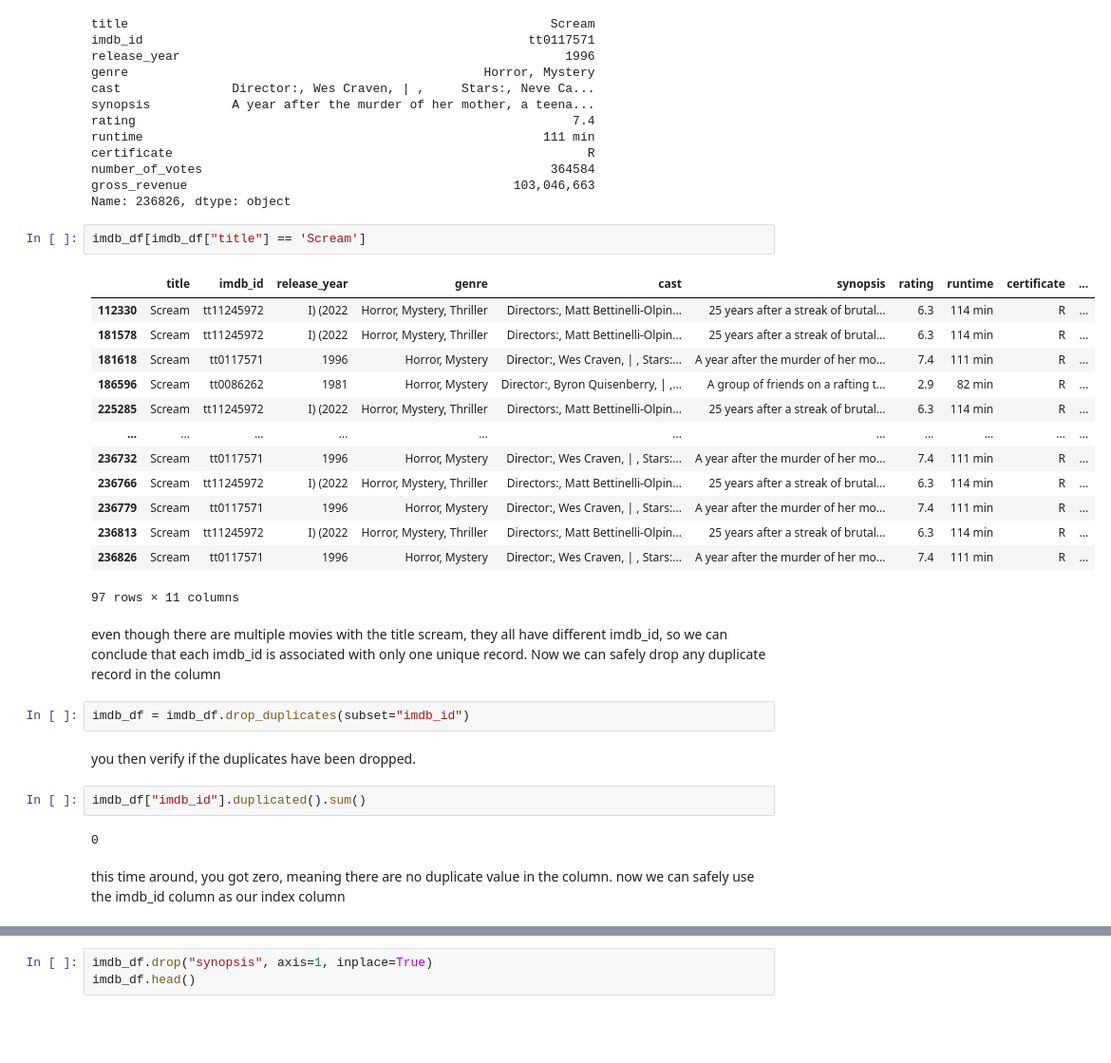
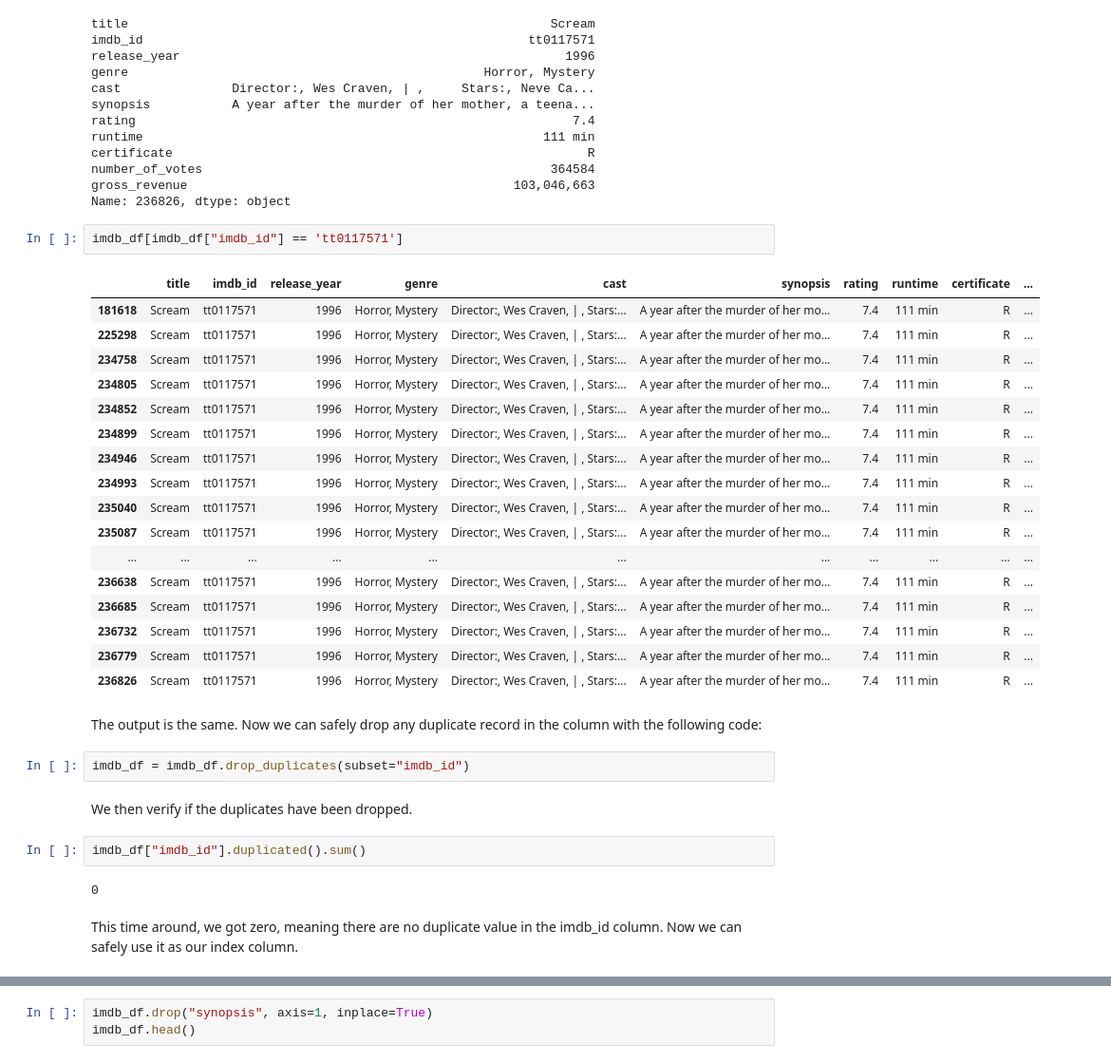
Before and after one commit to ibrahimanis081/data_cleaning_projects, a Jupyter notebook: notebooks/imdb_tv_series.ipynb, the cells around one changed output, grey strips where cells are left out. Shown: that part at 95% size. Cells and saved outputs as stored; diff of their text form; blank space fills up the shorter version.

```diff
--- a/notebooks/imdb_tv_series.ipynb
+++ b/notebooks/imdb_tv_series.ipynb
@@ -270,33 +258,37 @@ number_of_votes                                               364584
 gross_revenue                                            103,046,663
 Name: 236826, dtype: object
 # %%
-imdb_df[imdb_df["title"] == 'Scream']
+imdb_df[imdb_df["imdb_id"] == 'tt0117571']
 # %% [output]
 |  | title | imdb_id | release_year | genre | cast | synopsis | rating | runtime | certificate | ... |
-| 112330 | Scream | tt11245972 | I) (2022 | Horror, Mystery, Thriller | Directors:, Matt Bettinelli-Olpin... | 25 years after a streak of brutal... | 6.3 | 114 min | R | ... |
-| 181578 | Scream | tt11245972 | I) (2022 | Horror, Mystery, Thriller | Directors:, Matt Bettinelli-Olpin... | 25 years after a streak of brutal... | 6.3 | 114 min | R | ... |
 | 181618 | Scream | tt0117571 | 1996 | Horror, Mystery | Director:, Wes Craven, | , Stars:... | A year after the murder of her mo... | 7.4 | 111 min | R | ... |
-| 186596 | Scream | tt0086262 | 1981 | Horror, Mystery | Director:, Byron Quisenberry, | ,... | A group of friends on a rafting t... | 2.9 | 82 min | R | ... |
-| 225285 | Scream | tt11245972 | I) (2022 | Horror, Mystery, Thriller | Directors:, Matt Bettinelli-Olpin... | 25 years after a streak of brutal... | 6.3 | 114 min | R | ... |
+| 225298 | Scream | tt0117571 | 1996 | Horror, Mystery | Director:, Wes Craven, | , Stars:... | A year after the murder of her mo... | 7.4 | 111 min | R | ... |
+| 234758 | Scream | tt0117571 | 1996 | Horror, Mystery | Director:, Wes Craven, | , Stars:... | A year after the murder of her mo... | 7.4 | 111 min | R | ... |
+| 234805 | Scream | tt0117571 | 1996 | Horror, Mystery | Director:, Wes Craven, | , Stars:... | A year after the murder of her mo... | 7.4 | 111 min | R | ... |
+| 234852 | Scream | tt0117571 | 1996 | Horror, Mystery | Director:, Wes Craven, | , Stars:... | A year after the murder of her mo... | 7.4 | 111 min | R | ... |
+| 234899 | Scream | tt0117571 | 1996 | Horror, Mystery | Director:, Wes Craven, | , Stars:... | A year after the murder of her mo... | 7.4 | 111 min | R | ... |
+| 234946 | Scream | tt0117571 | 1996 | Horror, Mystery | Director:, Wes Craven, | , Stars:... | A year after the murder of her mo... | 7.4 | 111 min | R | ... |
+| 234993 | Scream | tt0117571 | 1996 | Horror, Mystery | Director:, Wes Craven, | , Stars:... | A year after the murder of her mo... | 7.4 | 111 min | R | ... |
+| 235040 | Scream | tt0117571 | 1996 | Horror, Mystery | Director:, Wes Craven, | , Stars:... | A year after the murder of her mo... | 7.4 | 111 min | R | ... |
+| 235087 | Scream | tt0117571 | 1996 | Horror, Mystery | Director:, Wes Craven, | , Stars:... | A year after the murder of her mo... | 7.4 | 111 min | R | ... |
 | ... | ... | ... | ... | ... | ... | ... | ... | ... | ... | ... |
+| 236638 | Scream | tt0117571 | 1996 | Horror, Mystery | Director:, Wes Craven, | , Stars:... | A year after the murder of her mo... | 7.4 | 111 min | R | ... |
+| 236685 | Scream | tt0117571 | 1996 | Horror, Mystery | Director:, Wes Craven, | , Stars:... | A year after the murder of her mo... | 7.4 | 111 min | R | ... |
 | 236732 | Scream | tt0117571 | 1996 | Horror, Mystery | Director:, Wes Craven, | , Stars:... | A year after the murder of her mo... | 7.4 | 111 min | R | ... |
-| 236766 | Scream | tt11245972 | I) (2022 | Horror, Mystery, Thriller | Directors:, Matt Bettinelli-Olpin... | 25 years after a streak of brutal... | 6.3 | 114 min | R | ... |
 | 236779 | Scream | tt0117571 | 1996 | Horror, Mystery | Director:, Wes Craven, | , Stars:... | A year after the murder of her mo... | 7.4 | 111 min | R | ... |
-| 236813 | Scream | tt11245972 | I) (2022 | Horror, Mystery, Thriller | Directors:, Matt Bettinelli-Olpin... | 25 years after a streak of brutal... | 6.3 | 114 min | R | ... |
 | 236826 | Scream | tt0117571 | 1996 | Horror, Mystery | Director:, Wes Craven, | , Stars:... | A year after the murder of her mo... | 7.4 | 111 min | R | ... |
-97 rows × 11 columns
 # %% [markdown]
-even though there are multiple movies with the title scream, they all have different imdb_id, so we can conclude that each imdb_id is associated with only one unique record. Now we can safely drop any duplicate record in the column
+The output is the same. Now we can safely drop any duplicate record in the column with the following code:
 # %%
 imdb_df = imdb_df.drop_duplicates(subset="imdb_id")
 # %% [markdown]
-you then verify if the duplicates have been dropped.
+We then verify if the duplicates have been dropped.
 # %%
 imdb_df["imdb_id"].duplicated().sum()
 # %% [output]
 0
 # %% [markdown]
-this time around, you got zero, meaning there are no duplicate value in the column. now we can safely use the imdb_id column as our index column
+This time around, we got zero, meaning there are no duplicate value in the imdb_id column. Now we can safely use it as our index column.
 # %%
 imdb_df.set_index("imdb_id", inplace=True)
 imdb_df.info()
```
Also changed, not shown: parts of 24 cells of this notebook.
